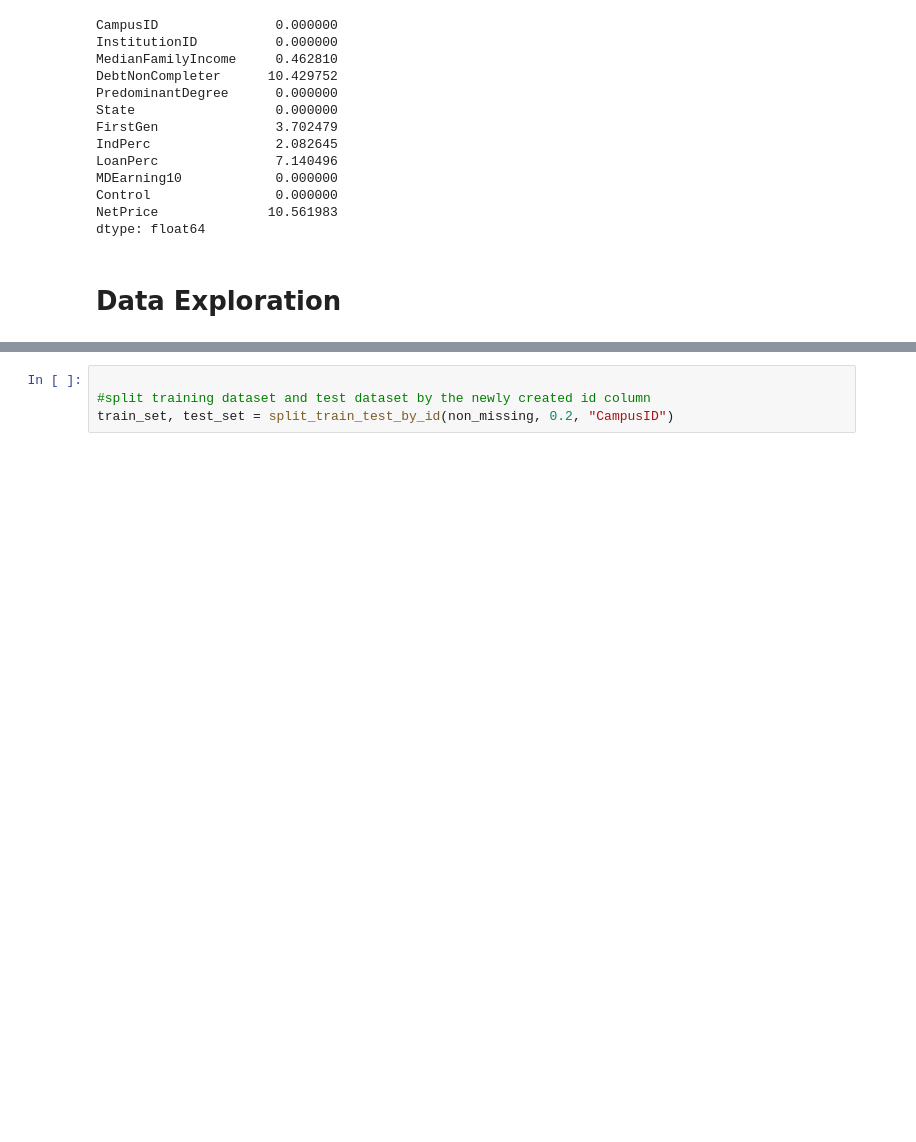
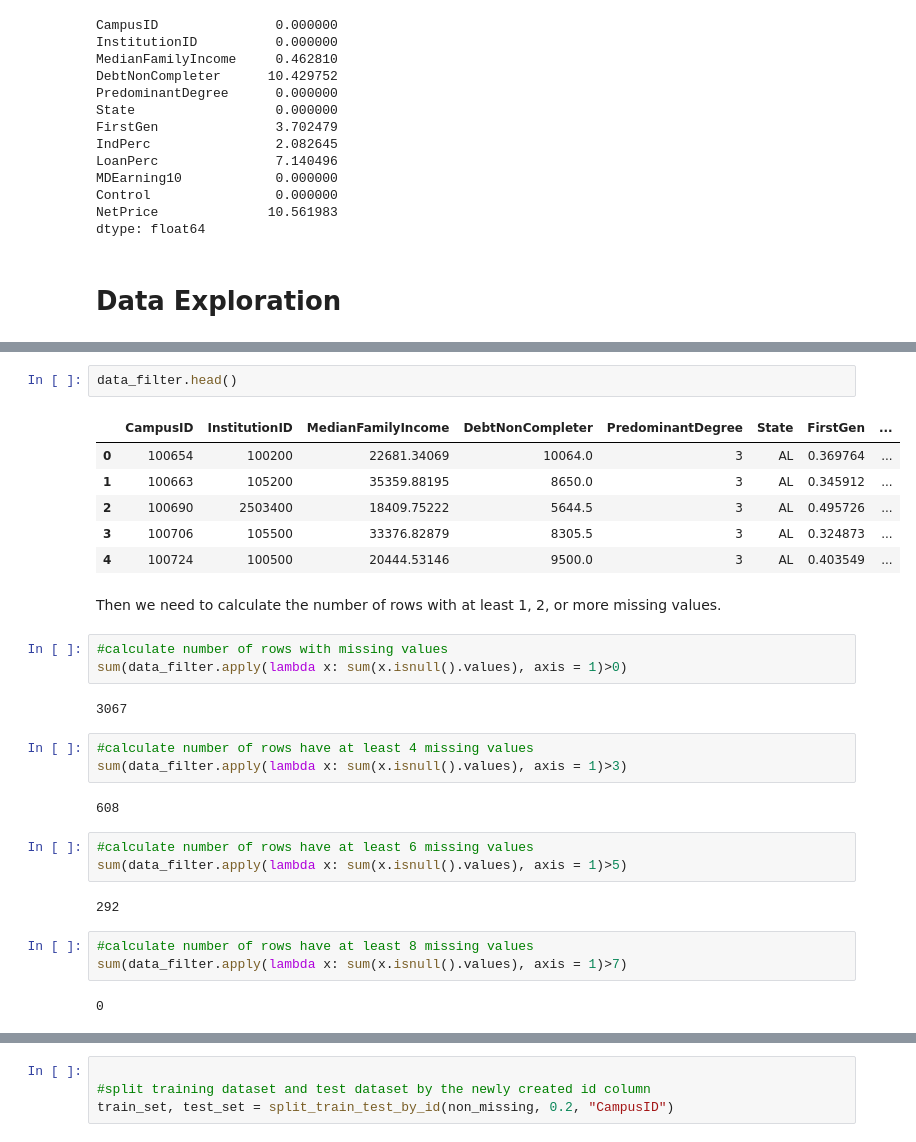
Before and after one commit to zhaodanjie/755, a Jupyter notebook: College Scoreboard.ipynb, the cells around one changed output, grey strips where cells are left out. Cells and saved outputs as stored; diff of their text form; blank space fills up the shorter version.

```diff
--- a/College Scoreboard.ipynb
+++ b/College Scoreboard.ipynb
@@ -80,0 +102,31 @@ dtype: float64
+# %%
+data_filter.head()
+# %% [output]
+|  | CampusID | InstitutionID | MedianFamilyIncome | DebtNonCompleter | PredominantDegree | State | FirstGen | ... |
+| 0 | 100654 | 100200 | 22681.34069 | 10064.0 | 3 | AL | 0.369764 | ... |
+| 1 | 100663 | 105200 | 35359.88195 | 8650.0 | 3 | AL | 0.345912 | ... |
+| 2 | 100690 | 2503400 | 18409.75222 | 5644.5 | 3 | AL | 0.495726 | ... |
+| 3 | 100706 | 105500 | 33376.82879 | 8305.5 | 3 | AL | 0.324873 | ... |
+| 4 | 100724 | 100500 | 20444.53146 | 9500.0 | 3 | AL | 0.403549 | ... |
+# %% [markdown]
+Then we need to calculate the number of rows with at least 1, 2, or more missing values.
+# %%
+#calculate number of rows with missing values
+sum(data_filter.apply(lambda x: sum(x.isnull().values), axis = 1)>0)
+# %% [output]
+3067
+# %%
+#calculate number of rows have at least 4 missing values
+sum(data_filter.apply(lambda x: sum(x.isnull().values), axis = 1)>3)
+# %% [output]
+608
+# %%
+#calculate number of rows have at least 6 missing values
+sum(data_filter.apply(lambda x: sum(x.isnull().values), axis = 1)>5)
+# %% [output]
+292
+# %%
+#calculate number of rows have at least 8 missing values
+sum(data_filter.apply(lambda x: sum(x.isnull().values), axis = 1)>7)
+# %% [output]
+0
```
Also changed, not shown: parts of 19 cells of this notebook.
